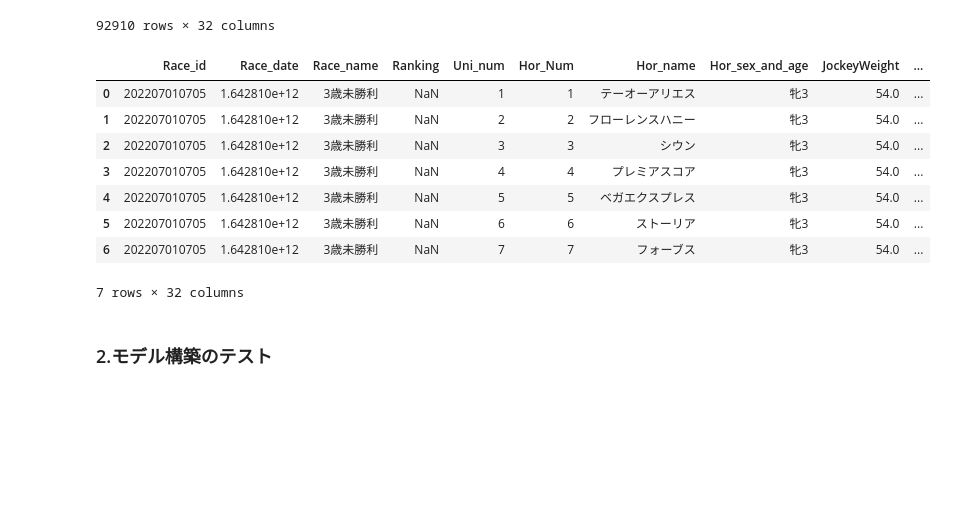
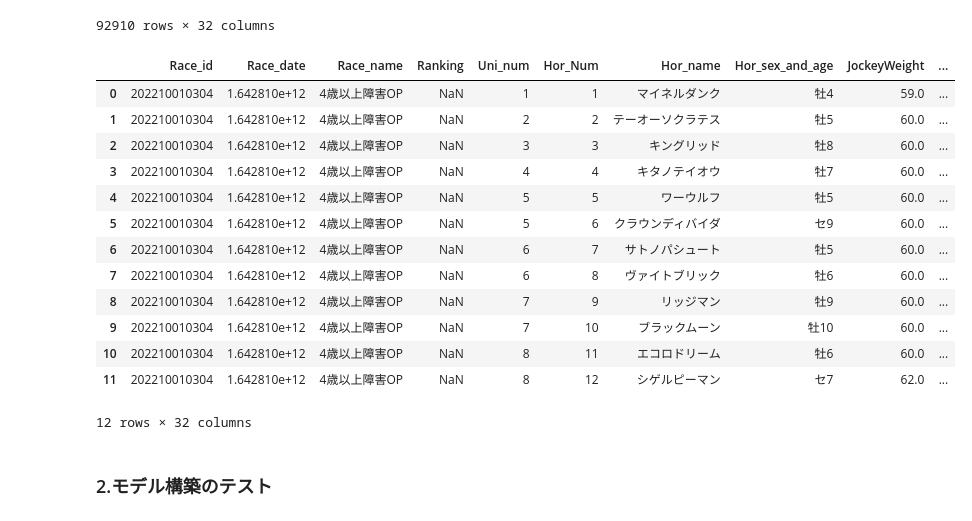
Before and after one commit to kaish-yo/fastapi-horseracepred, a Jupyter notebook: Tests.ipynb, the cells around one changed output. Cells and saved outputs as stored; diff of their text form; code cells hidden in the pictures; blank space fills up the shorter version.

```diff
--- a/Tests.ipynb
+++ b/Tests.ipynb
@@ -22,17 +22,22 @@ data
 92910 rows × 32 columns
 # %%
 #予測データ
-MainData.scrape_pred(202207010705)
+MainData.scrape_pred(202210010304)
 # %% [output]
 |  | Race_id | Race_date | Race_name | Ranking | Uni_num | Hor_Num | Hor_name | Hor_sex_and_age | JockeyWeight | ... |
-| 0 | 202207010705 | 1.642810e+12 | 3歳未勝利 | NaN | 1 | 1 | テーオーアリエス | 牝3 | 54.0 | ... |
-| 1 | 202207010705 | 1.642810e+12 | 3歳未勝利 | NaN | 2 | 2 | フローレンスハニー | 牝3 | 54.0 | ... |
-| 2 | 202207010705 | 1.642810e+12 | 3歳未勝利 | NaN | 3 | 3 | シウン | 牝3 | 54.0 | ... |
-| 3 | 202207010705 | 1.642810e+12 | 3歳未勝利 | NaN | 4 | 4 | プレミアスコア | 牝3 | 54.0 | ... |
-| 4 | 202207010705 | 1.642810e+12 | 3歳未勝利 | NaN | 5 | 5 | ベガエクスプレス | 牝3 | 54.0 | ... |
-| 5 | 202207010705 | 1.642810e+12 | 3歳未勝利 | NaN | 6 | 6 | ストーリア | 牝3 | 54.0 | ... |
-| 6 | 202207010705 | 1.642810e+12 | 3歳未勝利 | NaN | 7 | 7 | フォーブス | 牝3 | 54.0 | ... |
+| 0 | 202210010304 | 1.642810e+12 | 4歳以上障害OP | NaN | 1 | 1 | マイネルダンク | 牡4 | 59.0 | ... |
+| 1 | 202210010304 | 1.642810e+12 | 4歳以上障害OP | NaN | 2 | 2 | テーオーソクラテス | 牡5 | 60.0 | ... |
+| 2 | 202210010304 | 1.642810e+12 | 4歳以上障害OP | NaN | 3 | 3 | キングリッド | 牡8 | 60.0 | ... |
+| 3 | 202210010304 | 1.642810e+12 | 4歳以上障害OP | NaN | 4 | 4 | キタノテイオウ | 牡7 | 60.0 | ... |
+| 4 | 202210010304 | 1.642810e+12 | 4歳以上障害OP | NaN | 5 | 5 | ワーウルフ | 牡5 | 60.0 | ... |
+| 5 | 202210010304 | 1.642810e+12 | 4歳以上障害OP | NaN | 5 | 6 | クラウンディバイダ | セ9 | 60.0 | ... |
+| 6 | 202210010304 | 1.642810e+12 | 4歳以上障害OP | NaN | 6 | 7 | サトノパシュート | 牡5 | 60.0 | ... |
+| 7 | 202210010304 | 1.642810e+12 | 4歳以上障害OP | NaN | 6 | 8 | ヴァイトブリック | 牡6 | 60.0 | ... |
+| 8 | 202210010304 | 1.642810e+12 | 4歳以上障害OP | NaN | 7 | 9 | リッジマン | 牡9 | 60.0 | ... |
+| 9 | 202210010304 | 1.642810e+12 | 4歳以上障害OP | NaN | 7 | 10 | ブラックムーン | 牡10 | 60.0 | ... |
+| 10 | 202210010304 | 1.642810e+12 | 4歳以上障害OP | NaN | 8 | 11 | エコロドリーム | 牡6 | 60.0 | ... |
+| 11 | 202210010304 | 1.642810e+12 | 4歳以上障害OP | NaN | 8 | 12 | シゲルピーマン | セ7 | 62.0 | ... |
-7 rows × 32 columns
+12 rows × 32 columns
 # %% [markdown]
 ### 2.モデル構築のテスト
 # %%
```
Also changed, not shown: parts of 1 cell of this notebook, 2 other files.
